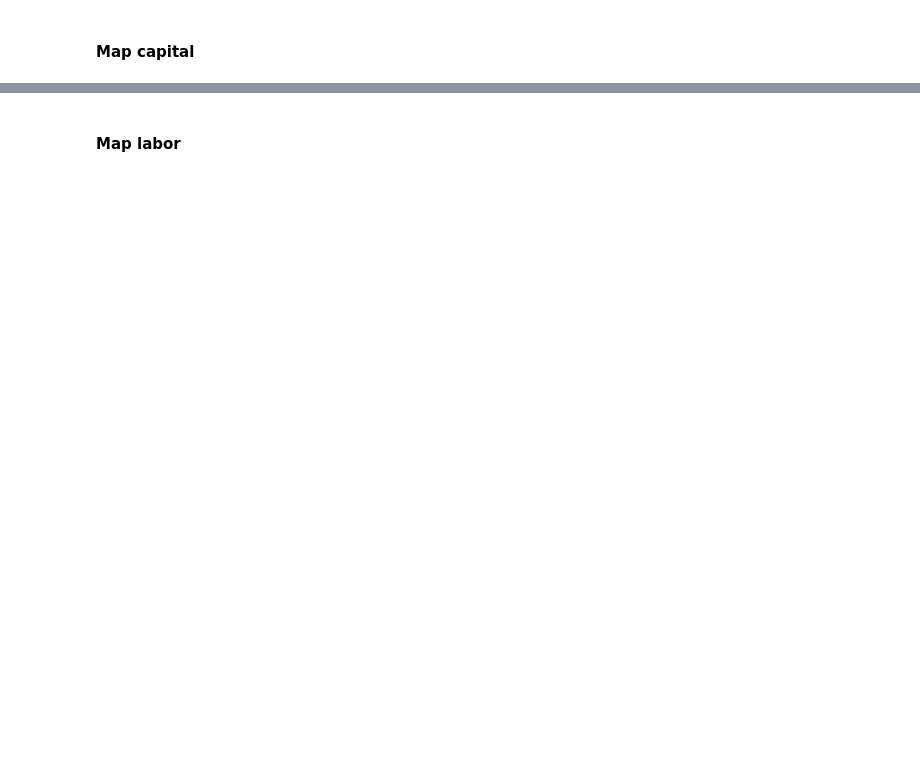
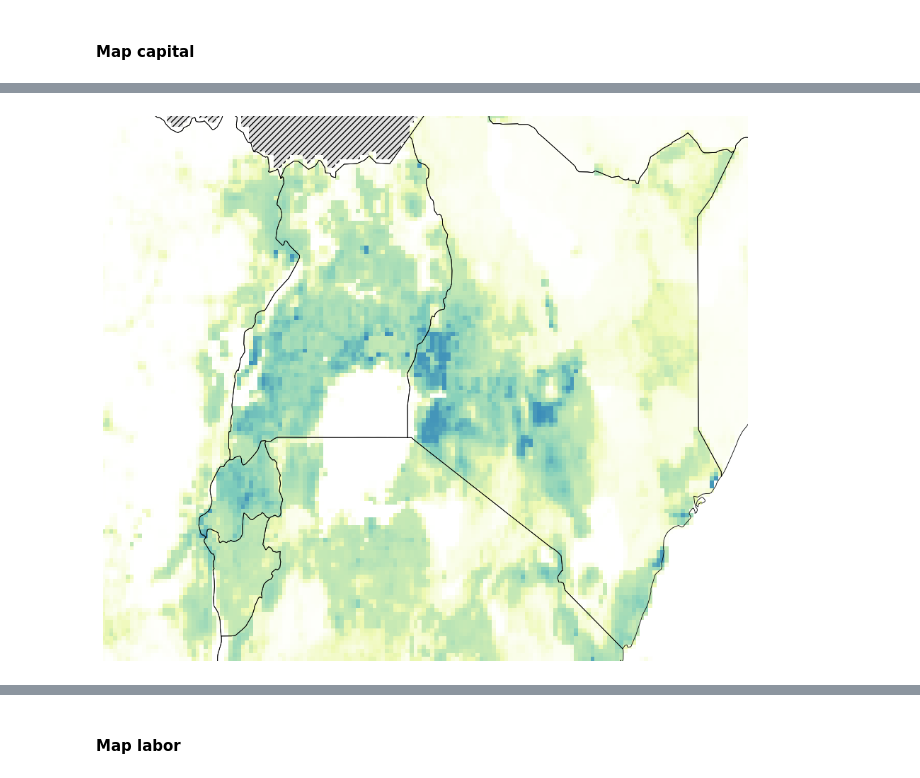
Before and after one commit to carinamani/AgDownscaling, a Jupyter notebook: 04_FIGURES/map_final_rasters.ipynb, the cells around one changed output, grey strips where cells are left out. Cells and saved outputs as stored; diff of their text form; code cells hidden in the pictures; blank space fills up the shorter version.

Commit message:
update raster maps

```diff
--- a/04_FIGURES/map_final_rasters.ipynb
+++ b/04_FIGURES/map_final_rasters.ipynb
@@ -84 +191,78 @@ country_boundaries['has_labor_data'] = country_boundaries['has_labor_data'].fill
+# %%
+##### Produce regional map of capital stock
+
+# Create figure
+fig, ax = plt.subplots(figsize=(10, 8))
+
+# Countries with no data (light grey fill with hatching)
+no_data_color = "#e0e0e0"
+country_boundaries[country_boundaries["has_capital_data"] == 0].plot(
+    ax=ax,
+    facecolor=no_data_color,
+    edgecolor="none",
+    hatch="////",
+    zorder=0
+)
+
+# Country borders
+country_boundaries.plot(
+    ax=ax,
+    facecolor="none",
+    edgecolor="black",
+    linewidth=0.6,
+    zorder=2
+)
+
+# Raster
+im = value_plot.plot(
+    ax=ax,
+    cmap=custom_cmap,
+    norm=norm,
+    add_colorbar=False,
+    add_labels=False,
+    zorder=1
+)
+
+transformer = Transformer.from_crs("EPSG:4326", "ESRI:54042", always_xy=True)
+
+# Set bbox for region of interest
+
+# # Europe
+# minx, miny = transformer.transform(-15.108776, 41.834654)
+# maxx, maxy = transformer.transform(31.868763, 59.016438)
+
+# # Egypt & the Levant
+# minx, miny = transformer.transform(23.819561, 21.459939)
+# maxx, maxy = transformer.transform(40.167217, 36.037301)
+
+# # Colombia & Venezuela
+# minx, miny = transformer.transform(-80.024414,-2.108899)
+# maxx, maxy = transformer.transform(-59.677734,13.923404)
+
+# # China and East Asia
+# minx, miny = transformer.transform(98.026886,20.106878)
+# maxx, maxy = transformer.transform(150.409698,46.049884)
+
+# East Africa
+minx, miny = transformer.transform(27.421875,-5.747174)
+maxx, maxy = transformer.transform(43.637695,5.353521)
+
+# # West Africa
+# minx, miny = transformer.transform(-7.638554,-0.63891)
+# maxx, maxy = transformer.transform(20.229231,19.330259)
+
+# # Continental US
+# minx, miny = transformer.transform(-130.609589,20.777383)
+# maxx, maxy = transformer.transform(-66.976776,49.675182)
+
+# Rest
+ax.set_xlim([minx, maxx])
+ax.set_ylim([miny, maxy])
+
+ax.set_axis_off()
+
+plt.tight_layout()
+plt.show()
+# %% [output]
+[figure, added]
 # %%
```
Also changed, not shown: parts of 14 cells of this notebook, 2 other files.
